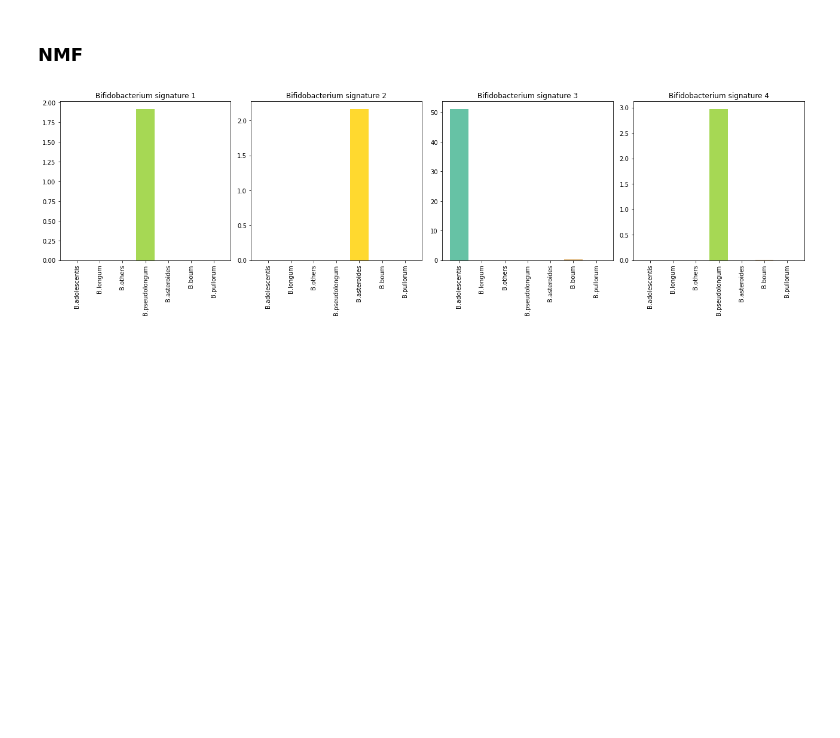
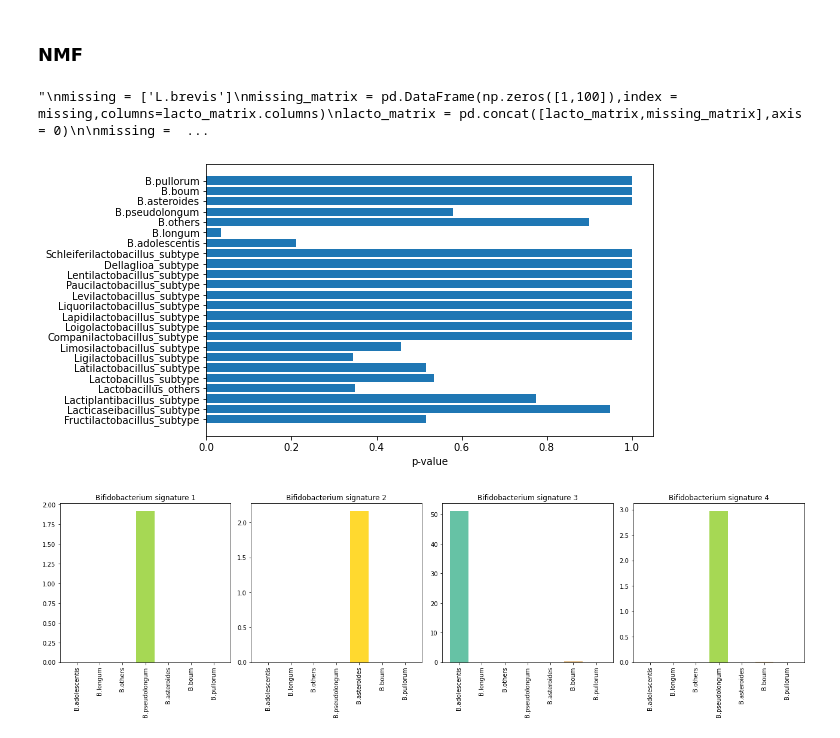
Before and after one commit to brucewu1996/Probiotics_signature, a Jupyter notebook: probiotics_fingerprint.ipynb, the cells around one changed output. Drawn from its saved outputs; the diff is of its cells as text; code cells hidden in the pictures; blank space fills up the shorter version.

```diff
--- a/probiotics_fingerprint.ipynb
+++ b/probiotics_fingerprint.ipynb
@@ -24,0 +27,10 @@ l_df = meta_df.loc[l_idx,:]
+# %%
+l_subtype_dict = dict()
+for i in range(l_subtype_df.shape[0]) :
+    s = l_subtype_df['species'][i]
+    s = 's__' +s.replace(' ','_')
+    type = l_subtype_df['phylogroup'][i]
+    type = type + '_' + 'subtype'
+    l_subtype_dict[s] = type
+
+l_subtype_dict['s__Lactobacillus_casei_paracasei'] = 'Lacticaseibacillus_subtype'
@@ -52,7 +66,10 @@ from scipy.stats import mannwhitneyu
 
 def wilconox_for_species(df,y) :
     n = df.shape[0]
+    n_idx = y == False
     pv = np.zeros(n)
     for i in range(n) :
-        y1 = df.loc[i,y]
-        y2 = df.loc[i,y=False]
+        y1 = df.iloc[i,:][y]
+        y2 = df.iloc[i,:][n_idx]
+        _,pv[i] = mannwhitneyu(y1,y2)
+    return pv
@@ -87,19 +101,33 @@ plt.savefig(output_path + 'adlasso_species_pv_mab.png',dpi = 300)
 # %%
 from sklearn.decomposition import NMF
 # %%
-lacto_df = pd.read_csv('~/ssd/probiotics_fingerprint/curated_lacto_subtype_rel_matrix.txt',sep = '\t',index_col=0)
-bifido_df = pd.read_csv('~/ssd/probiotics_fingerprint/curated_bifido_subtype_rel_matrix.txt',sep = '\t',index_col=0)
+lacto_df = pd.read_csv('~/ssd/probiotics_fingerprint/curatedmetagenomic/curated_lacto_subtype_by_ref_rel_matrix.txt',sep = '\t',index_col=0)
+bifido_df = pd.read_csv('~/ssd/probiotics_fingerprint/curatedmetagenomic/curated_bifido_subtype_rel_matrix.txt',sep = '\t',index_col=0)
 
-lacto_matrix = pd.read_csv('~/ssd/probiotics_fingerprint/lacto_subtype_rel_matrix.txt',sep='\t',index_col=0)
-bifido_matrix = pd.read_csv('~/ssd/probiotics_fingerprint/bifido_subtype_rel_matrix.txt',sep='\t',index_col=0)
+lacto_matrix = pd.read_csv('~/ssd/probiotics_fingerprint/subtype/lacto_subtype_by_ref_rel_matrix.txt',sep = '\t',index_col=0)
+bifido_matrix = pd.read_csv('~/ssd/probiotics_fingerprint/subtype/bifido_subtype_rel_matrix.txt',sep='\t',index_col=0)
 #fill missing subtype
-missing = ['L.brevis']
-missing_matrix = pd.DataFrame(np.zeros([1,100]),index = missing,columns=lacto_matrix.columns)
+
+missing = list(set(lacto_df.index) - set(lacto_matrix.index))
+missing_matrix = pd.DataFrame(np.zeros([len(missing),100]),index = missing,columns=lacto_matrix.columns)
 lacto_matrix = pd.concat([lacto_matrix,missing_matrix],axis = 0)
 
 missing = ['B.asteroides', 'B.boum', 'B.pullorum']
 missing_matrix = pd.DataFrame(np.zeros([3,100]),index = missing,columns=bifido_matrix.columns)
 bifido_matrix = pd.concat([bifido_matrix,missing_matrix],axis = 0)
+del missing
+# %% [output]
+"\nmissing = ['L.brevis']\nmissing_matrix = pd.DataFrame(np.zeros([1,100]),index = missing,columns=lacto_matrix.columns)\nlacto_matrix = pd.concat([lacto_matrix,missing_matrix],axis = 0)\n\nmissing =  ...
+# %%
+y = np.where(metadata['Diagnosis'] == 'MCI',True,False)
+df = pd.concat([lacto_matrix,bifido_matrix],axis=0)
+pv = wilconox_for_species(df,y)
+plt.figure(figsize=(8,5))
+plt.barh(df.index,pv)
+plt.xlabel('p-value')
+plt.savefig(output_path + 'subtype-wilconox-test.png')
+# %% [output]
+[figure, added]
 # %%
 @jit()
 def finger_print_proportion(x,w,h):
```
Also changed, not shown: parts of 19 cells of this notebook, 3 other files.
